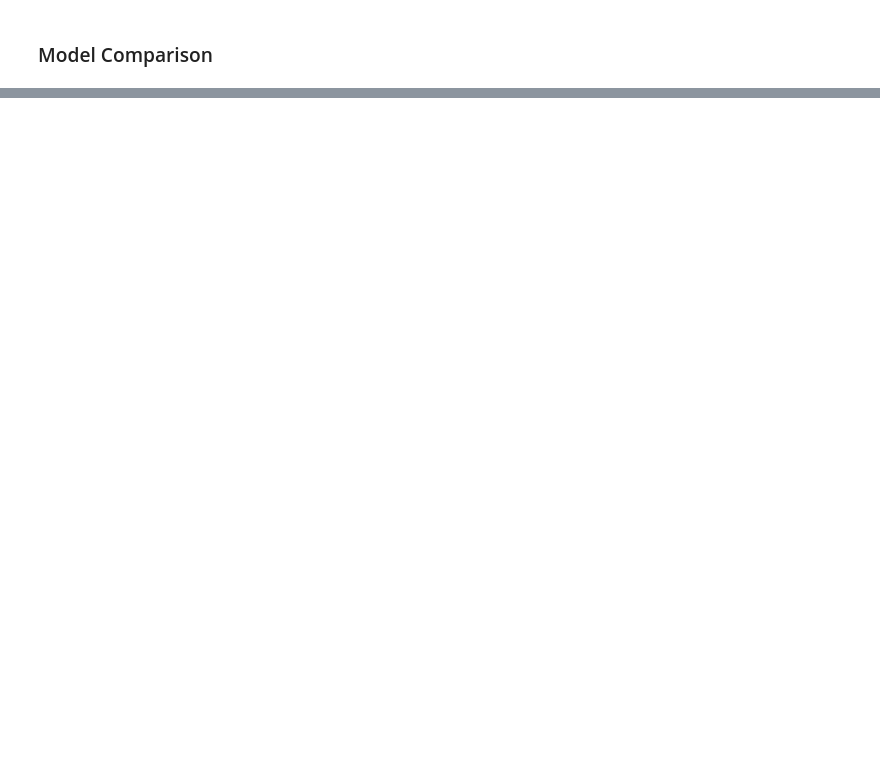
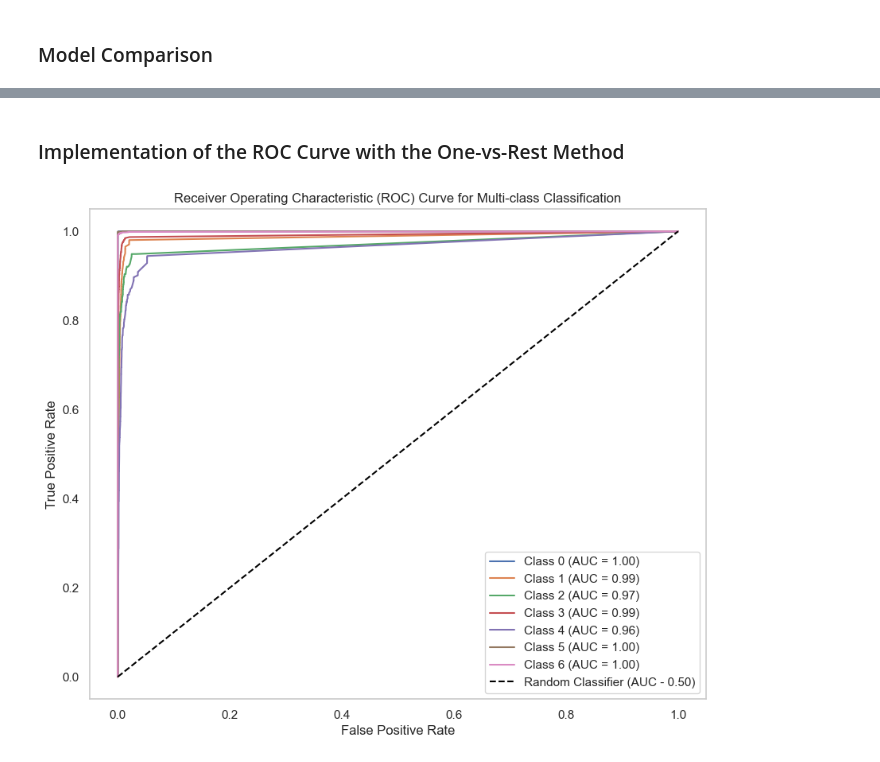
Before and after one commit to DragoBJJ/DDoS-attacks-classification, a Jupyter notebook: DDoSAttacksClassification.ipynb, the cells around one changed output, grey strips where cells are left out. Cells and saved outputs as stored; diff of their text form; code cells hidden in the pictures; blank space fills up the shorter version.

```diff
--- a/DDoSAttacksClassification.ipynb
+++ b/DDoSAttacksClassification.ipynb
@@ -903,0 +924,41 @@ print(classification_report(Y_test, y_pred))
+# %% [markdown]
+### Implementation of the ROC Curve with the One-vs-Rest Method
+# %%
+from sklearn.metrics import roc_curve, auc
+from sklearn.preprocessing import label_binarize
+import matplotlib.pyplot as plt
+
+def plot_roc_curve(model, X_test, Y_test):
+
+    # Binarizacja etykiet
+    n_classes = len(np.unique(Y_test))
+    Y_test_bin = label_binarize(Y_test, classes=np.unique(Y_test))
+
+    proba = model.predict_proba(X_test)
+
+    # Obliczanie krzywych ROC i AUC dla każdej klasy
+    fpr = dict()
+    tpr = dict()
+    roc_auc = dict()
+
+    for i in range(n_classes):
+        fpr[i], tpr[i], _ = roc_curve(Y_test_bin[:, i], proba[:, i])
+        roc_auc[i] = auc(fpr[i], tpr[i])
+
+    # Rysowanie krzywych ROC
+    plt.figure(figsize=(10, 8))
+
+    for i in range(n_classes):
+        plt.plot(fpr[i], tpr[i], label=f'Class {i} (AUC = {roc_auc[i]:.2f})')
+
+    plt.plot([0, 1], [0, 1], linestyle='--', color='black', label='Random Classifier (AUC - 0.50)')
+    plt.xlabel('False Positive Rate')
+    plt.ylabel('True Positive Rate')
+    plt.title('Receiver Operating Characteristic (ROC) Curve for Multi-class Classification')
+    plt.legend()
+    plt.grid()
+    plt.show()
+# %%
+plot_roc_curve(rf_model, re_X_test, re_Y_test)
+# %% [output]
+[figure, added]
```
Also changed, not shown: parts of 42 cells of this notebook, 1 other file.
